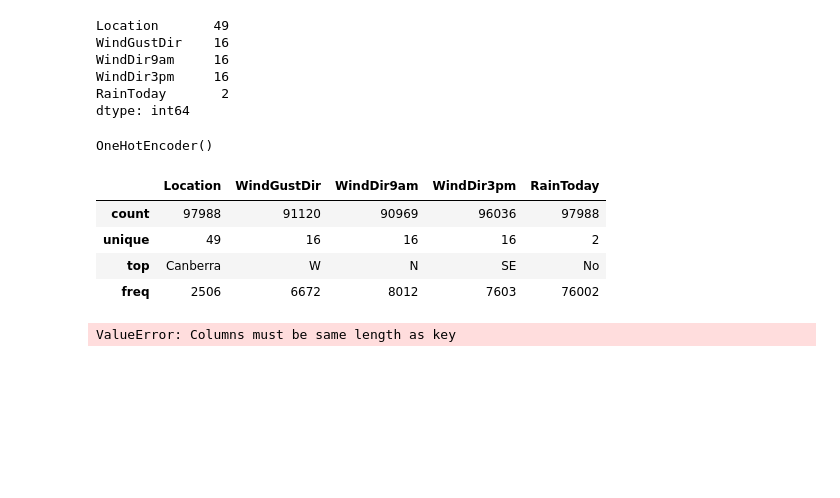
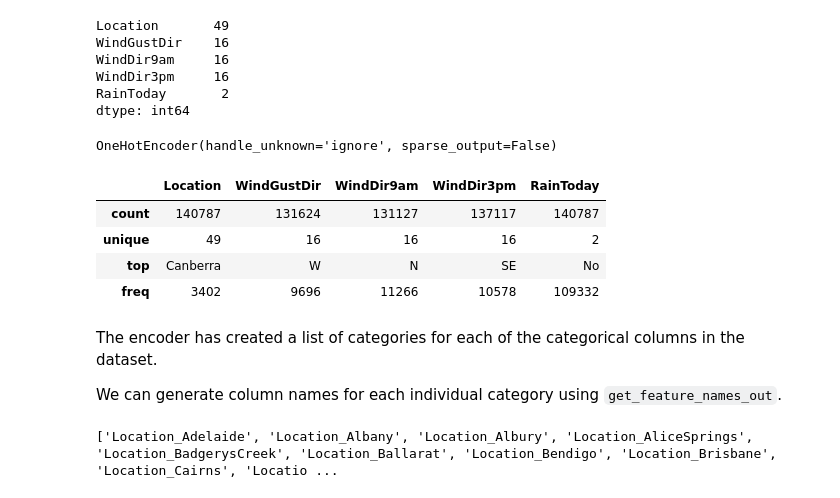
Before and after one commit to harshith1817/ML-Lab, a Jupyter notebook: Logistic Regression/Logistic Regression.ipynb, the cells around one changed output. Saved outputs shown, nothing was run; the diff lists cells and outputs as text; code cells hidden in the pictures; blank space fills up the shorter version.

```diff
--- a/Logistic Regression/Logistic Regression.ipynb
+++ b/Logistic Regression/Logistic Regression.ipynb
@@ -269,22 +267,32 @@ RainToday       2
 dtype: int64
 # %%
 from sklearn.preprocessing import OneHotEncoder
+# from sklearn.compose import ColumnTransformer
 
-encoder=OneHotEncoder()
+encoder=OneHotEncoder(sparse_output=False, handle_unknown='ignore')
+# columntrans=ColumnTransformer([("cat",encoder,categorical_cols)], remainder="passthrough")
+
 encoder.fit(weather_df[categorical_cols])
 # %% [output]
-OneHotEncoder()
+OneHotEncoder(handle_unknown='ignore', sparse_output=False)
 # %%
-train_inputs[categorical_cols].describe()
+weather_df[categorical_cols].describe()
 # %% [output]
 |  | Location | WindGustDir | WindDir9am | WindDir3pm | RainToday |
-| count | 97988 | 91120 | 90969 | 96036 | 97988 |
+| count | 140787 | 131624 | 131127 | 137117 | 140787 |
 | unique | 49 | 16 | 16 | 16 | 2 |
 | top | Canberra | W | N | SE | No |
-| freq | 2506 | 6672 | 8012 | 7603 | 76002 |
+| freq | 3402 | 9696 | 11266 | 10578 | 109332 |
+# %% [markdown]
+The encoder has created a list of categories for each of the categorical columns in the dataset.
+
+We can generate column names for each individual category using `get_feature_names_out`.
+# %%
+encoded_cols=list(encoder.get_feature_names_out(categorical_cols))
+print(encoded_cols)
+# %% [output]
+['Location_Adelaide', 'Location_Albany', 'Location_Albury', 'Location_AliceSprings', 'Location_BadgerysCreek', 'Location_Ballarat', 'Location_Bendigo', 'Location_Brisbane', 'Location_Cairns', 'Locatio ...
 # %%
-train_inputs[categorical_cols]=encoder.transform(train_inputs[categorical_cols])
-test_inputs[categorical_cols]=encoder.transform(test_inputs[categorical_cols])
-val_inputs[categorical_cols]=encoder.transform(val_inputs[categorical_cols])
+train_inputs[encoded_cols]=encoder.transform(train_inputs[categorical_cols])
+test_inputs[encoded_cols]=encoder.transform(test_inputs[categorical_cols])
+val_inputs[encoded_cols]=encoder.transform(val_inputs[categorical_cols])
-# %% [output]
-ValueError: Columns must be same length as key
```
Also changed, not shown: parts of 45 cells of this notebook, 11 other files.
